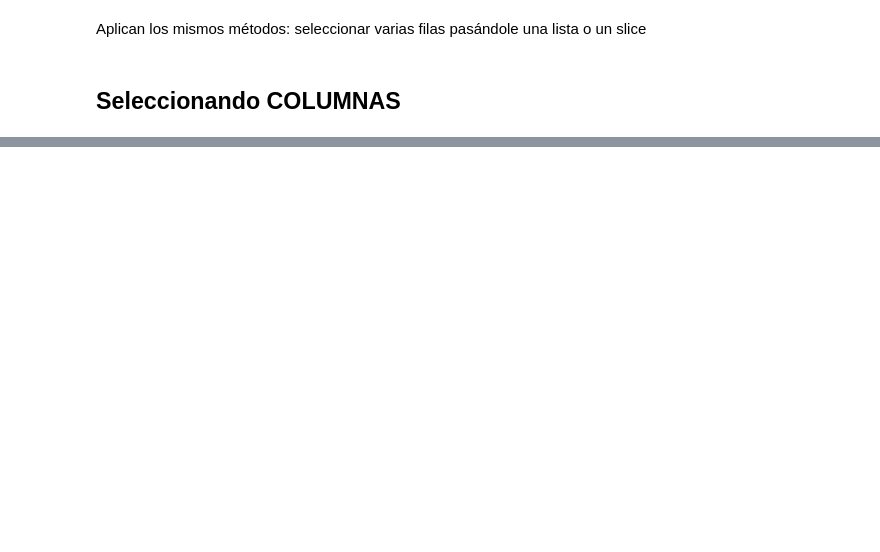
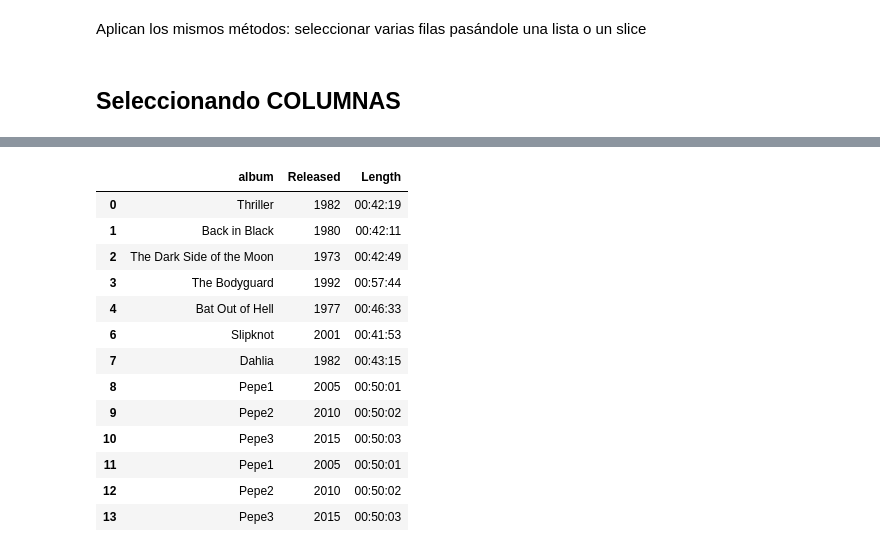
Before and after one commit to kildegaard/cognitive-class-DataScience, a Jupyter notebook: PANDAS.ipynb, the cells around one changed output, grey strips where cells are left out. Cells and saved outputs as stored; diff of their text form; code cells hidden in the pictures; blank space fills up the shorter version.

```diff
--- a/PANDAS.ipynb
+++ b/PANDAS.ipynb
@@ -136,0 +270,18 @@ Aplican los mismos métodos: seleccionar varias filas pasándole una lista o un
+# %%
+# Borro 1 registro, por etiqueta del INDEX
+df4_copia.drop(labels=5, axis=0)
+# %% [output]
+|  | album | Released | Length |
+| 0 | Thriller | 1982 | 00:42:19 |
+| 1 | Back in Black | 1980 | 00:42:11 |
+| 2 | The Dark Side of the Moon | 1973 | 00:42:49 |
+| 3 | The Bodyguard | 1992 | 00:57:44 |
+| 4 | Bat Out of Hell | 1977 | 00:46:33 |
+| 6 | Slipknot | 2001 | 00:41:53 |
+| 7 | Dahlia | 1982 | 00:43:15 |
+| 8 | Pepe1 | 2005 | 00:50:01 |
+| 9 | Pepe2 | 2010 | 00:50:02 |
+| 10 | Pepe3 | 2015 | 00:50:03 |
+| 11 | Pepe1 | 2005 | 00:50:01 |
+| 12 | Pepe2 | 2010 | 00:50:02 |
+| 13 | Pepe3 | 2015 | 00:50:03 |
```
Also changed, not shown: parts of 21 cells of this notebook.
